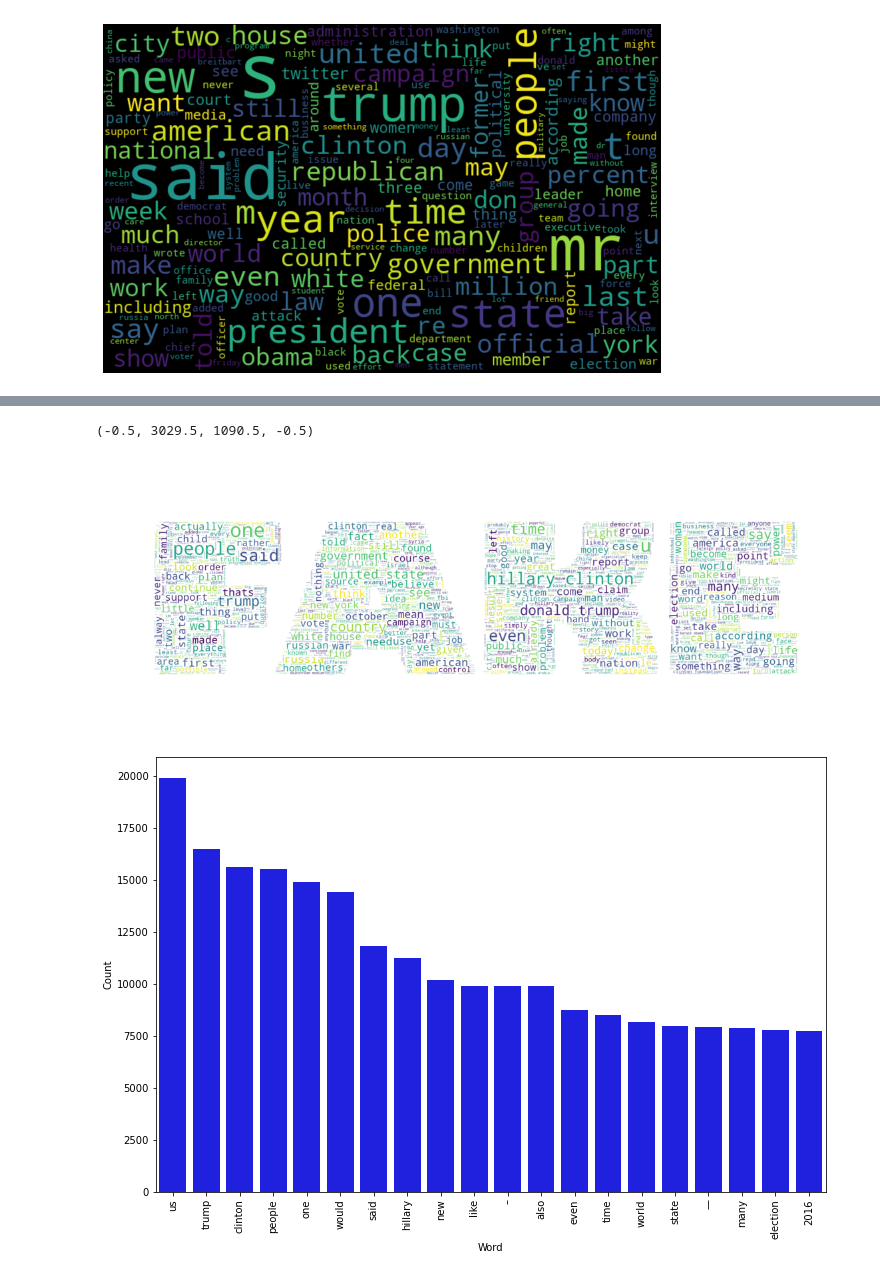
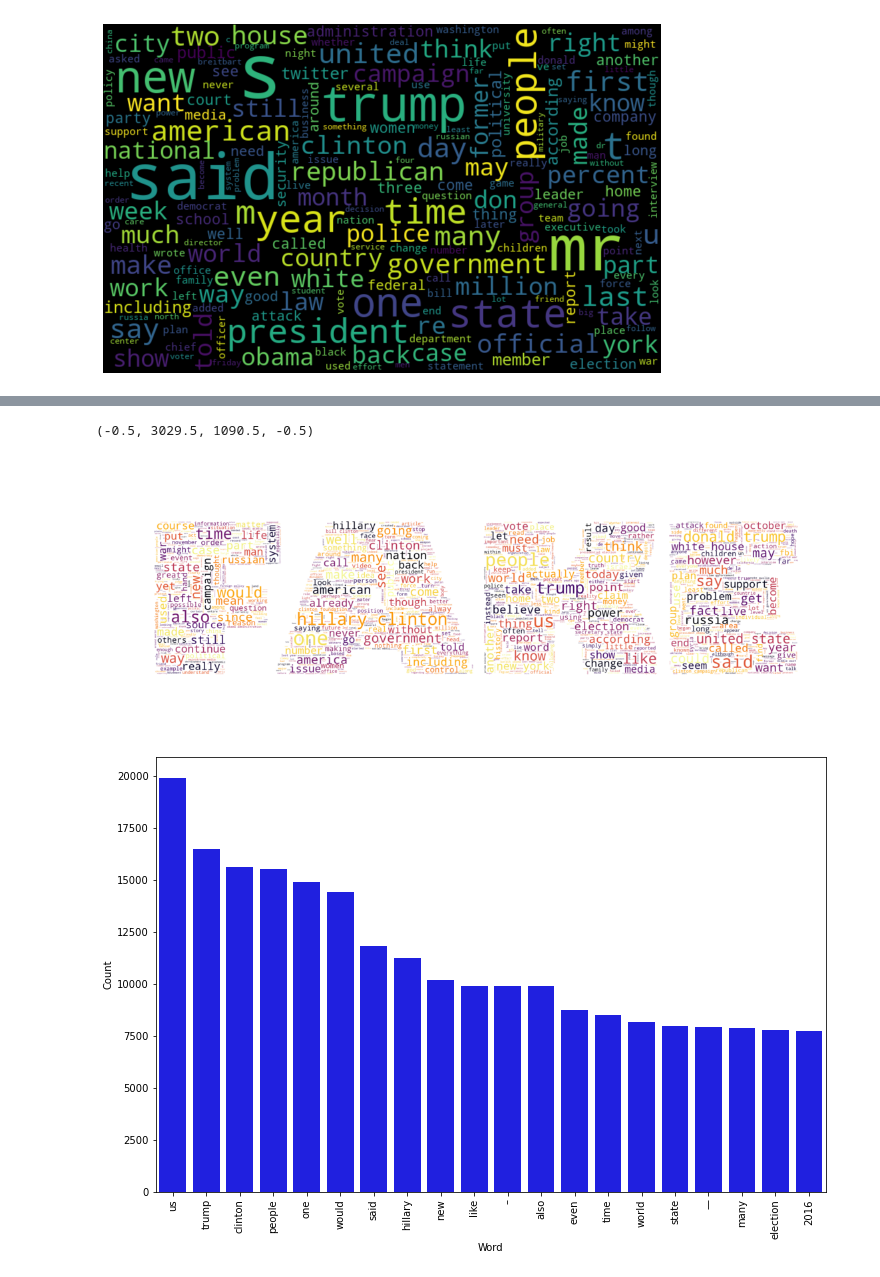
Before and after one commit to KevinVanWallendael/MicrosoftProject, a Jupyter notebook: final_microsoft_notebook.ipynb, the cells around one changed output, grey strips where cells are left out. Saved outputs shown, nothing was run; the diff lists cells and outputs as text; code cells hidden in the pictures.

Commit message:
new word clouds

```diff
--- a/final_microsoft_notebook.ipynb
+++ b/final_microsoft_notebook.ipynb
@@ -68,6 +68,9 @@ nltk.download('stopwords')
 from nltk.corpus import stopwords
 stop = stopwords.words('english')
 
+newStopWords = ['u','s', 't', 'isn', 'isn t', 'even', 'got', 'doesn t', 're', '\'', '-']
+stop.extend(newStopWords)
+
 df['text'] = df['text'].apply(lambda x: ' '.join([word for word in x.split() if word not in (stop)]))
 # %% [output]
 [nltk_data] Downloading package stopwords to
@@ -195 +174,5 @@ plt.axis("off")
+# %%
+# Select fake news articles for the wordcloud
+data_fake = df[df["label"] == 1]
+fake_words = ' '.join([text for text in data_fake.text])
 # %%
@@ -215,55 +199,27 @@ imgDraw.text((xText, yText), message, font=font, fill=(0, 0, 0), stroke_width=15
 img.save('fake_news.jpg')
 # %%
 plt.figure(figsize = (20,20))
-def clean(text: str) -> list:
-    'A simple function to cleanup text data'
-
-    wnl = nltk.stem.WordNetLemmatizer()
-    stopwords = nltk.corpus.stopwords.words('english')
-    text = (text.encode('ascii', 'ignore')
-             .decode('utf-8', 'ignore')
-             .lower())
-    words = re.sub(r'[^\w\s]', '', text).split() # tokenization
-    return [wnl.lemmatize(word) for word in words if word not in stopwords]
-
-corpus = clean(' '.join(df[df.label == 1].text))
-
-def listToString(s):
-
-    # initialize an empty string
-    str1 = " "
-
-    # return string
-    return (str1.join(s))
-
-corpus_str = listToString(corpus)
 
 d = path.dirname(__file__) if "__file__" in locals() else os.getcwd()
 
 # read the mask / color image taken from
 coloring = np.array(Image.open(path.join(d, "fake_news.jpg")))
-stopwords = set(STOPWORDS)
 
-wc = WordCloud(background_color="white", max_words=2000, mask=coloring,
-               stopwords=stopwords, max_font_size=80, random_state=42)
+
+wc = WordCloud(background_color="white", max_words=1500, mask=coloring, colormap='inferno',
+               stopwords=stop, max_font_size=80)
 
 # generate word cloud
-wc.generate(corpus_str)
+wc.generate(fake_words)
 
 # create coloring from image
 image_colors = ImageColorGenerator(coloring)
 
 plt.imshow(wc, interpolation='bilinear')
 plt.axis("off")
-
-# # This bit of code is used to create a high quality exported image
-# fig1 = plt.gcf()
-# plt.show()
-# plt.draw()
-# fig1.savefig("fake_news_nlp_word_cloud.png", bbox_inches='tight', dpi=600)
 # %% [output]
 (-0.5, 3029.5, 1090.5, -0.5)
-[figure, old version]
+[figure, new version]
 # %%
 # Most frequent words counter
 from nltk import tokenize
```
Also changed, not shown: parts of 4 cells of this notebook.
